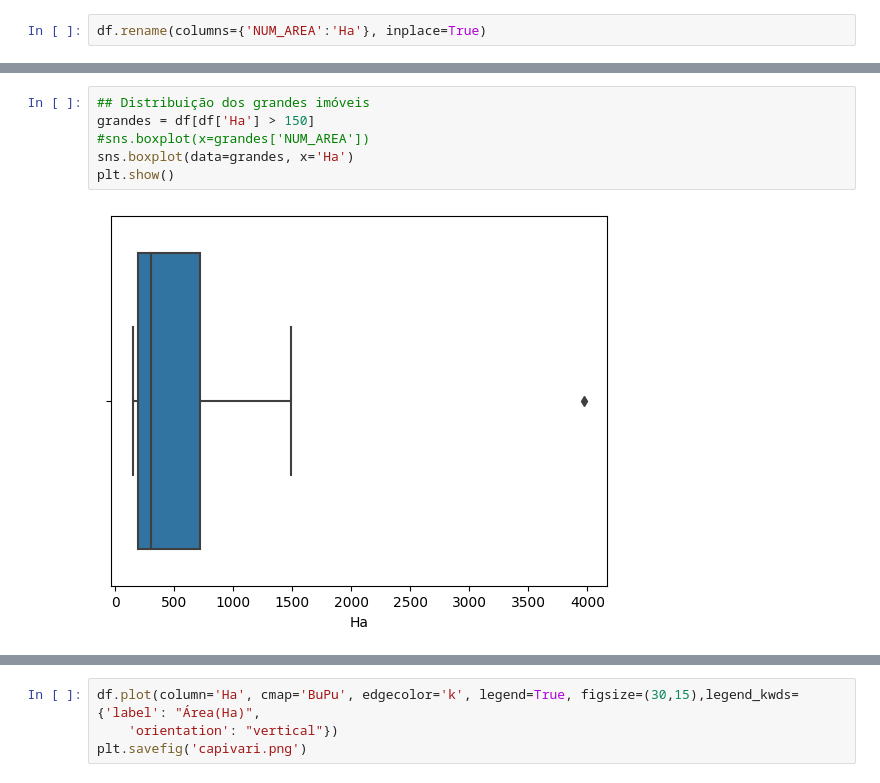
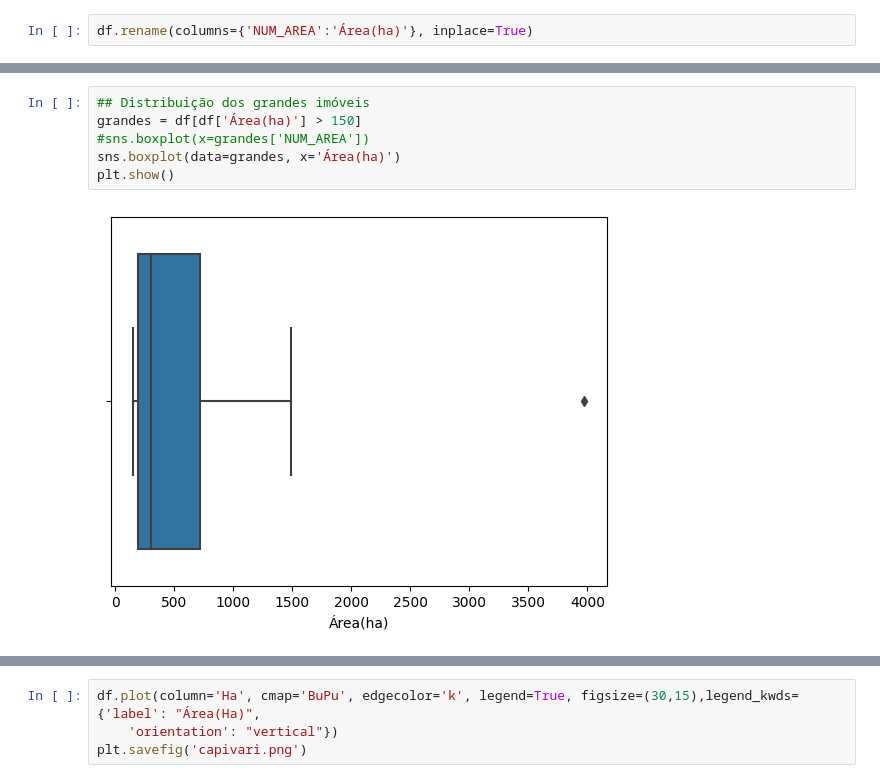
Before and after one commit to pazzi/tcc_ifsp, a Jupyter notebook: src/car_geopandas_imoveis_rurais.ipynb, the cells around one changed output, grey strips where cells are left out. Cells and saved outputs as stored; diff of their text form.

```diff
--- a/src/car_geopandas_imoveis_rurais.ipynb
+++ b/src/car_geopandas_imoveis_rurais.ipynb
@@ -28,4 +28,4 @@ Data columns (total 9 columns):
 dtypes: float64(2), geometry(1), object(6)
 memory usage: 51.9+ KB
 # %%
-df.rename(columns={'NUM_AREA':'Ha'}, inplace=True)
+df.rename(columns={'NUM_AREA':'Área(ha)'}, inplace=True)
@@ -95,8 +57,8 @@ Name: Ha, Length: 62, dtype: int64
 # %%
 ## Distribuição dos grandes imóveis
-grandes = df[df['Ha'] > 150]
+grandes = df[df['Área(ha)'] > 150]
 #sns.boxplot(x=grandes['NUM_AREA'])
-sns.boxplot(data=grandes, x='Ha')
+sns.boxplot(data=grandes, x='Área(ha)')
 plt.show()
 # %% [output]
-[figure, old version]
+[figure, new version]
```
Also changed, not shown: parts of 12 cells of this notebook, 1 other file.
